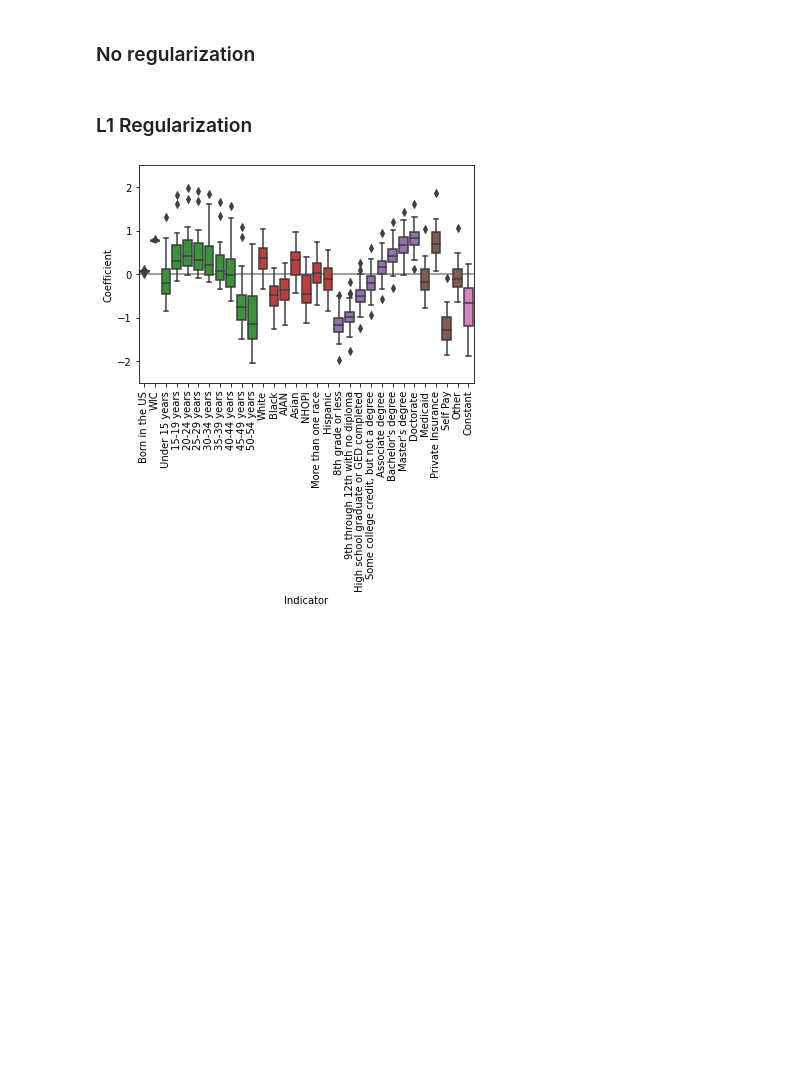
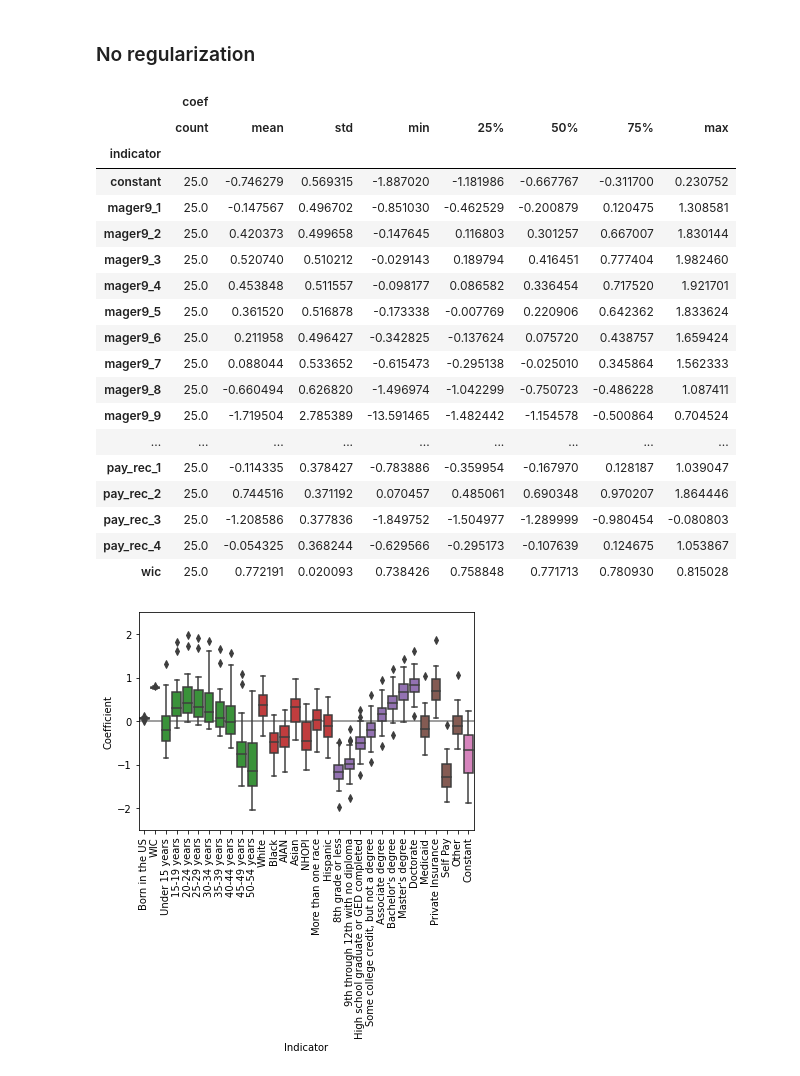
Before and after one commit to kels271828/ds4a, a Jupyter notebook: notebooks/models/prenatal_care.ipynb, the cells around one changed output. Saved outputs shown, nothing was run; the diff lists cells and outputs as text; code cells hidden in the pictures; blank space fills up the shorter version.

```diff
--- a/notebooks/prenatal_care.ipynb
+++ b/notebooks/models/prenatal_care.ipynb
@@ -265,6 +275,39 @@ def print_message(X, y, res):
 #     print_message(X, y, res)
 #np.save('no_reg.npy', coef_list)
 coef_list = np.load('no_reg.npy')
-# %% [markdown]
-### L1 Regularization
+# %%
+indicator_labels = ['Born in the US', 'WIC'] + list(age_dict.values()) + list(race_dict.values()) + \
+                   list(educ_dict.values()) + list(pay_dict.values()) + ['Constant']
+data = pd.get_dummies(df, columns=['mager9', 'mracehisp', 'meduc', 'pay_rec'])
+data.drop(columns='precare5', inplace=True)
+features = [col != 'prenatal' for col in data.columns]
+indicator_list = list(data.columns[features]) + ['constant']
+temp = pd.DataFrame(columns=['indicator', 'coef'])
+for ii, indicator in enumerate(indicator_list):
+    coefs = [coefs[ii] for coefs in coef_list]
+    temp = temp.append(pd.DataFrame({
+        'indicator': [indicator]*len(coefs),
+        'coef': coefs
+    }), ignore_index=True)
+temp.groupby('indicator').describe()
+# %% [output]
+|  | coef |  |  |  |  |  |  |  |
+|  | count | mean | std | min | 25% | 50% | 75% | max |
+| indicator |  |  |  |  |  |  |  |  |
+| constant | 25.0 | -0.746279 | 0.569315 | -1.887020 | -1.181986 | -0.667767 | -0.311700 | 0.230752 |
+| mager9_1 | 25.0 | -0.147567 | 0.496702 | -0.851030 | -0.462529 | -0.200879 | 0.120475 | 1.308581 |
+| mager9_2 | 25.0 | 0.420373 | 0.499658 | -0.147645 | 0.116803 | 0.301257 | 0.667007 | 1.830144 |
+| mager9_3 | 25.0 | 0.520740 | 0.510212 | -0.029143 | 0.189794 | 0.416451 | 0.777404 | 1.982460 |
+| mager9_4 | 25.0 | 0.453848 | 0.511557 | -0.098177 | 0.086582 | 0.336454 | 0.717520 | 1.921701 |
+| mager9_5 | 25.0 | 0.361520 | 0.516878 | -0.173338 | -0.007769 | 0.220906 | 0.642362 | 1.833624 |
+| mager9_6 | 25.0 | 0.211958 | 0.496427 | -0.342825 | -0.137624 | 0.075720 | 0.438757 | 1.659424 |
+| mager9_7 | 25.0 | 0.088044 | 0.533652 | -0.615473 | -0.295138 | -0.025010 | 0.345864 | 1.562333 |
+| mager9_8 | 25.0 | -0.660494 | 0.626820 | -1.496974 | -1.042299 | -0.750723 | -0.486228 | 1.087411 |
+| mager9_9 | 25.0 | -1.719504 | 2.785389 | -13.591465 | -1.482442 | -1.154578 | -0.500864 | 0.704524 |
+| ... | ... | ... | ... | ... | ... | ... | ... | ... |
+| pay_rec_1 | 25.0 | -0.114335 | 0.378427 | -0.783886 | -0.359954 | -0.167970 | 0.128187 | 1.039047 |
+| pay_rec_2 | 25.0 | 0.744516 | 0.371192 | 0.070457 | 0.485061 | 0.690348 | 0.970207 | 1.864446 |
+| pay_rec_3 | 25.0 | -1.208586 | 0.377836 | -1.849752 | -1.504977 | -1.289999 | -0.980454 | -0.080803 |
+| pay_rec_4 | 25.0 | -0.054325 | 0.368244 | -0.629566 | -0.295173 | -0.107639 | 0.124675 | 1.053867 |
+| wic | 25.0 | 0.772191 | 0.020093 | 0.738426 | 0.758848 | 0.771713 | 0.780930 | 0.815028 |
 # %%
```
Also changed, not shown: parts of 17 cells of this notebook, 5 other files.
